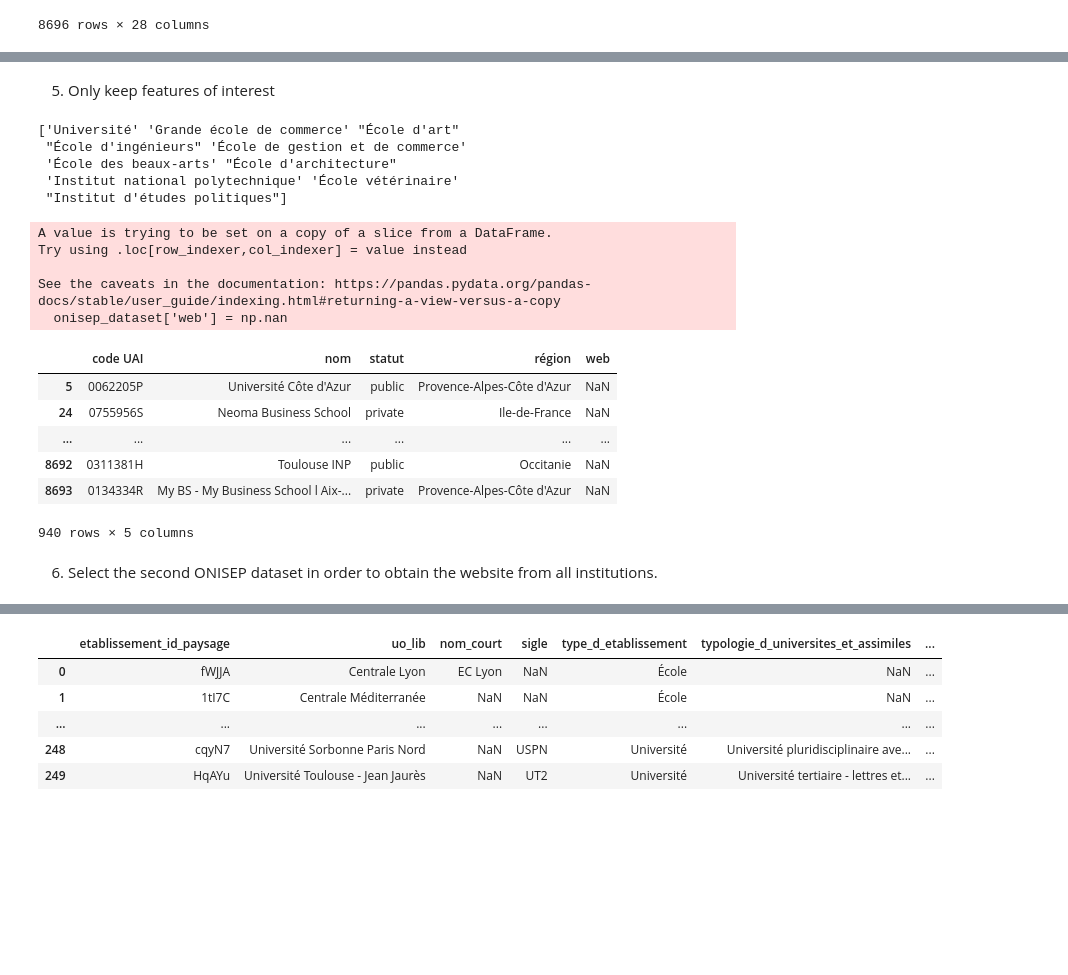
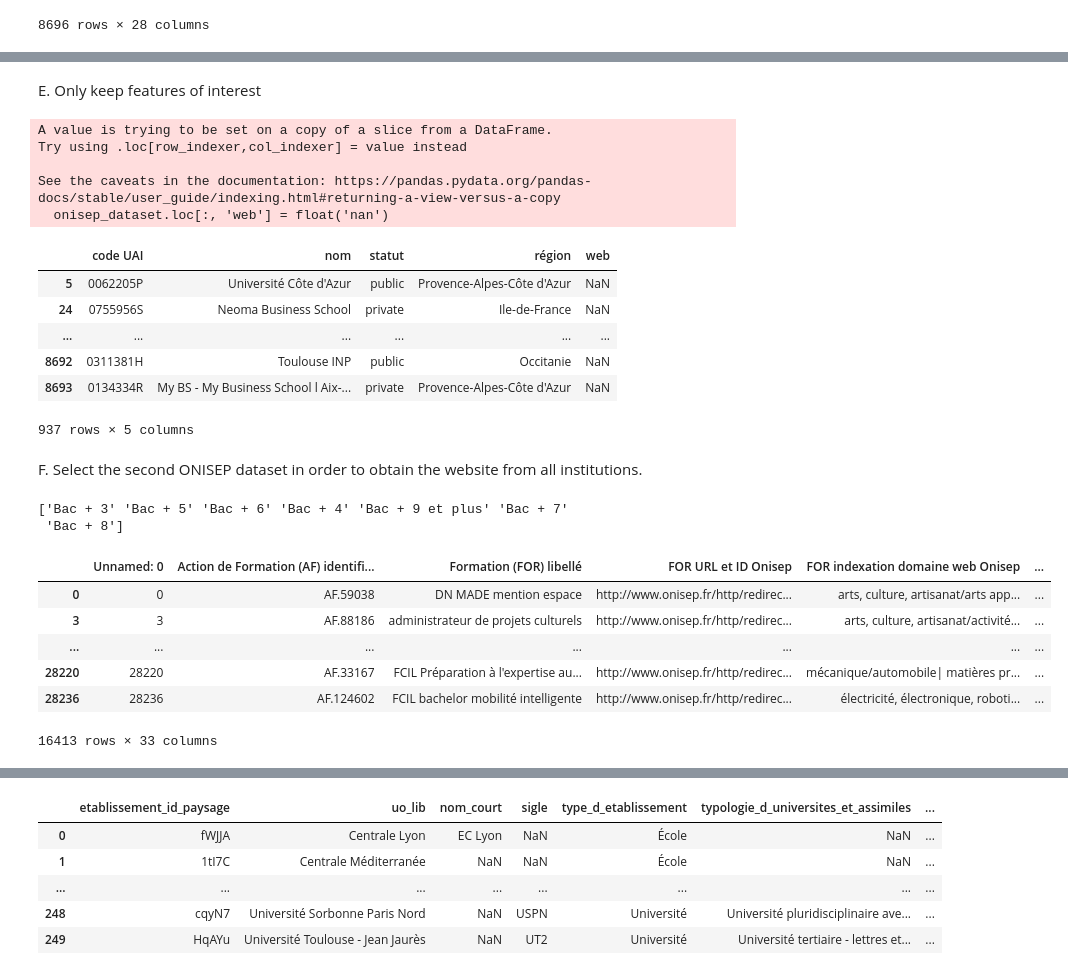
Before and after one commit to jetlime/Higher-Education-Institutions-in-France-Dataset, a Jupyter notebook: data-processing.ipynb, the cells around one changed output, grey strips where cells are left out. Cells and saved outputs as stored; diff of their text form; code cells hidden in the pictures; blank space fills up the shorter version.

```diff
--- a/data-processing.ipynb
+++ b/data-processing.ipynb
@@ -76,28 +65,39 @@ onisep_dataset
 # %% [markdown]
-5. Only keep features of interest
+E. Only keep features of interest
 # %%
-print(onisep_dataset["type d'établissement"].unique())
 onisep_dataset = onisep_dataset[["code UAI", "nom", "statut","région"]]
-onisep_dataset['web'] = np.nan
+onisep_dataset.loc[:, 'web'] = float('nan')
 onisep_dataset
 # %% [output]
-['Université' 'Grande école de commerce' "École d'art"
- "École d'ingénieurs" 'École de gestion et de commerce'
- 'École des beaux-arts' "École d'architecture"
- 'Institut national polytechnique' 'École vétérinaire'
- "Institut d'études politiques"]
+A value is trying to be set on a copy of a slice from a DataFrame.
+Try using .loc[row_indexer,col_indexer] = value instead
+
+See the caveats in the documentation: https://pandas.pydata.org/pandas-docs/stable/user_guide/indexing.html#returning-a-view-versus-a-copy
+  onisep_dataset.loc[:, 'web'] = float('nan')
+|  | code UAI | nom | statut | région | web |
+| 5 | 0062205P | Université Côte d'Azur | public | Provence-Alpes-Côte d'Azur | NaN |
+| 24 | 0755956S | Neoma Business School | private | Ile-de-France | NaN |
+| ... | ... | ... | ... | ... | ... |
+| 8692 | 0311381H | Toulouse INP | public | Occitanie | NaN |
+| 8693 | 0134334R | My BS - My Business School l Aix-... | private | Provence-Alpes-Côte d'Azur | NaN |
-A value is trying to be set on a copy of a slice from a DataFrame.
-Try using .loc[row_indexer,col_indexer] = value instead
-
-See the caveats in the documentation: https://pandas.pydata.org/pandas-docs/stable/user_guide/indexing.html#returning-a-view-versus-a-copy
-  onisep_dataset['web'] = np.nan
+937 rows × 5 columns
-|  | code UAI | nom | statut | région | web |
-| 5 | 0062205P | Université Côte d'Azur | public | Provence-Alpes-Côte d'Azur | NaN |
-| 24 | 0755956S | Neoma Business School | private | Ile-de-France | NaN |
-| ... | ... | ... | ... | ... | ... |
-| 8692 | 0311381H | Toulouse INP | public | Occitanie | NaN |
-| 8693 | 0134334R | My BS - My Business School l Aix-... | private | Provence-Alpes-Côte d'Azur | NaN |
-940 rows × 5 columns
 # %% [markdown]
-6. Select the second ONISEP dataset in order to obtain the website from all institutions.
+F. Select the second ONISEP dataset in order to obtain the website from all institutions.
+# %%
+
+dataset_containing_urls = pd.read_csv("./data_source/raw/onisep-ideo-actions-de-formation.csv")
+
+dataset_containing_urls = dataset_containing_urls[~dataset_containing_urls["FOR niveau de sortie"].isin(['Bac + 1', 'Bac + 2'])]
+print(dataset_containing_urls["FOR niveau de sortie"].unique())
+dataset_containing_urls
+# %% [output]
+['Bac + 3' 'Bac + 5' 'Bac + 6' 'Bac + 4' 'Bac + 9 et plus' 'Bac + 7'
+ 'Bac + 8']
+|  | Unnamed: 0 | Action de Formation (AF) identifi... | Formation (FOR) libellé | FOR URL et ID Onisep | FOR indexation domaine web Onisep | ... |
+| 0 | 0 | AF.59038 | DN MADE mention espace | http://www.onisep.fr/http/redirec... | arts, culture, artisanat/arts app... | ... |
+| 3 | 3 | AF.88186 | administrateur de projets culturels | http://www.onisep.fr/http/redirec... | arts, culture, artisanat/activité... | ... |
+| ... | ... | ... | ... | ... | ... | ... |
+| 28220 | 28220 | AF.33167 | FCIL Préparation à l'expertise au... | http://www.onisep.fr/http/redirec... | mécanique/automobile| matières pr... | ... |
+| 28236 | 28236 | AF.124602 | FCIL bachelor mobilité intelligente | http://www.onisep.fr/http/redirec... | électricité, électronique, roboti... | ... |
+16413 rows × 33 columns
 # %%
```
Also changed, not shown: parts of 39 cells of this notebook, 4 other files.
